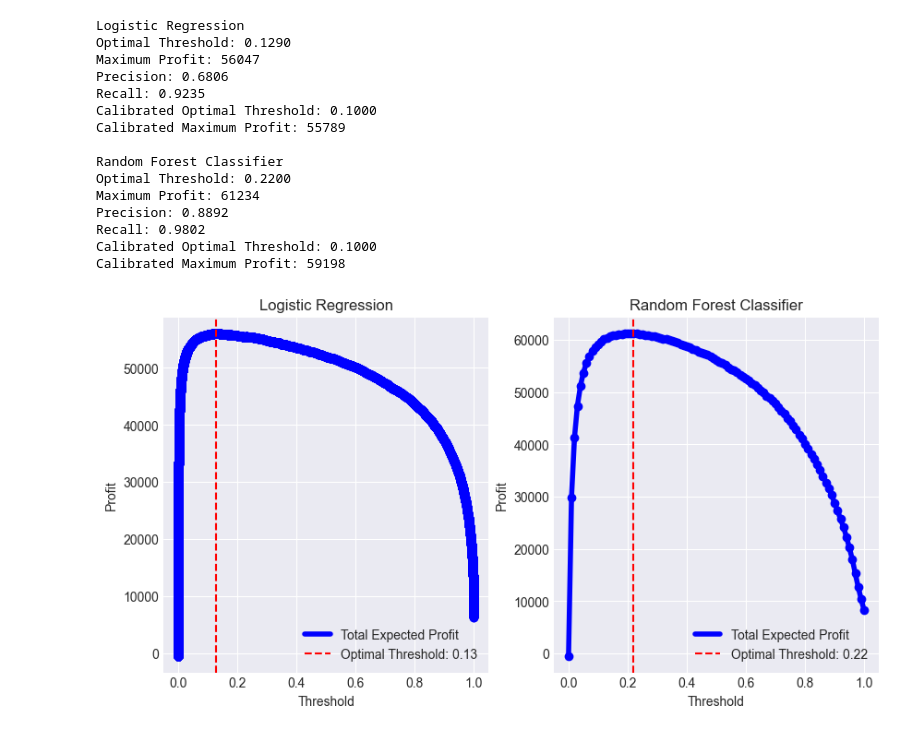
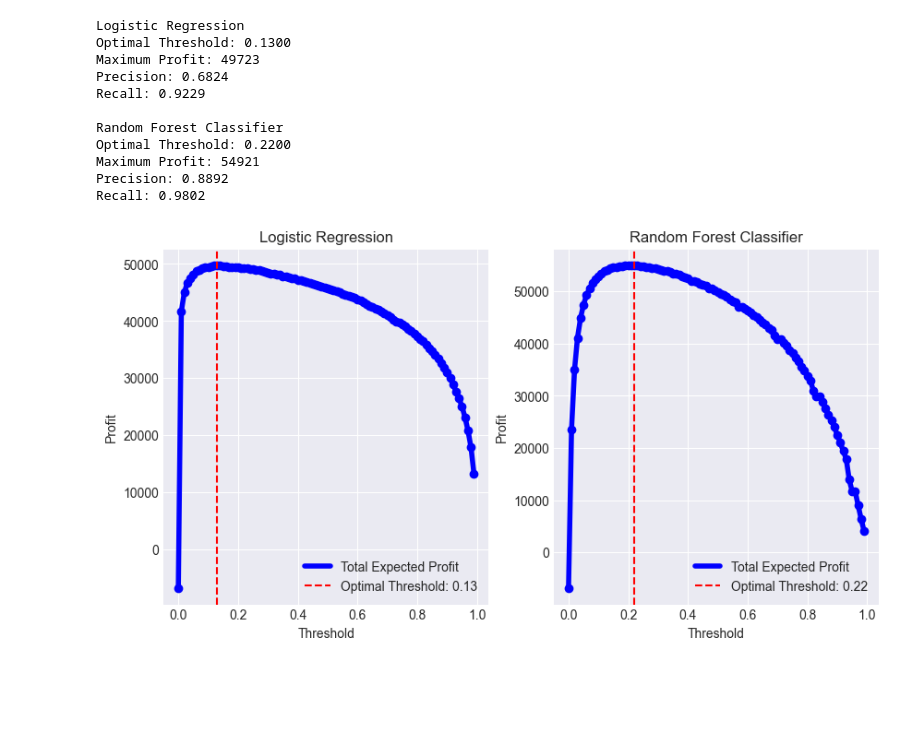
Before and after one commit to vanesterik/plot-shift, a Jupyter notebook: notebooks/2.0-kve-classification.ipynb, the cells around one changed output. Cells and saved outputs as stored; diff of their text form; code cells hidden in the pictures; blank space fills up the shorter version.

Commit message:
refactor: simplify profit threshold calculation

```diff
--- a/notebooks/2.0-kve-classification.ipynb
+++ b/notebooks/2.0-kve-classification.ipynb
@@ -35,11 +36,11 @@ models = [
     ["Logistic Regression", LogisticRegression(random_state=random_state)],
     ["Random Forest Classifier", RandomForestClassifier(random_state=random_state)],
 ]
-model_scores = []
+results = []
 
 for name, model in models:
     # Initialize an array to hold the scores for each fold
-    scores = np.zeros(len(y))
+    y_probs = np.zeros(len(y))
 
     for train_index, test_index in k_fold.split(X_scaled, y_binary):
         # Split the data into training and testing sets
@@ -47,64 +48,46 @@ for name, model in models:
         y_train = y_binary[train_index]
         # Fit the model and predict probabilities
         model.fit(X_train, y_train)
-        scores[test_index] = model.predict_proba(X_test)[:, 1]
+        y_probs[test_index] = model.predict_proba(X_test)[:, 1]
 
     # Collect model name and scores
-    model_scores.append((name, scores))
+    results.append((name, y_probs))
 # %%
-plt.style.use("seaborn-v0_8-darkgrid")
+_, axes = plt.subplots(1, 2, figsize=(10, 5))
 
-rows = ceil(len(model_scores) / 2)
-_, axes = plt.subplots(rows, 2, figsize=(10, rows * 5))
-
-for ax, (name, scores) in zip(axes.flatten(), model_scores):
-    tps, fps, fns, tns, thresholds = calculate_binary_classifier_curve(y_binary, scores)
+for ax, (name, y_probs) in zip(axes.flatten(), results):
     (
         thresholds,
         profits,
         maximum_profit,
-        calibrated_maximum_profit,
         optimal_threshold,
-        calibrated_optimal_threshold,
         precision,
         recall,
-    ) = calculate_profit_thresholds(
-        tps,
-        fps,
-        fns,
-        tns,
-        thresholds,
-    )
+    ) = calculate_profit_thresholds(y_binary, y_probs)
     plot_profit_thresholds(
         profits,
         thresholds,
         optimal_threshold,
         ax=ax,
         model_name=name,
     )
 
     print(name)
     print(f"Optimal Threshold: {optimal_threshold:.4f}")
     print(f"Maximum Profit: {maximum_profit}")
     print(f"Precision: {precision:.4f}")
     print(f"Recall: {recall:.4f}")
-    print(f"Calibrated Optimal Threshold: {calibrated_optimal_threshold:.4f}")
-    print(f"Calibrated Maximum Profit: {calibrated_maximum_profit}")
     print()
 # %% [output]
 Logistic Regression
-Optimal Threshold: 0.1290
-Maximum Profit: 56047
-Precision: 0.6806
-Recall: 0.9235
-Calibrated Optimal Threshold: 0.1000
-Calibrated Maximum Profit: 55789
+Optimal Threshold: 0.1300
+Maximum Profit: 49723
+Precision: 0.6824
+Recall: 0.9229
 
 Random Forest Classifier
 Optimal Threshold: 0.2200
-Maximum Profit: 61234
+Maximum Profit: 54921
 Precision: 0.8892
 Recall: 0.9802
-Calibrated Optimal Threshold: 0.1000
-Calibrated Maximum Profit: 59198
-[figure, old version]
+[figure, new version]
```
Also changed, not shown: parts of 3 cells of this notebook, 2 other files.
